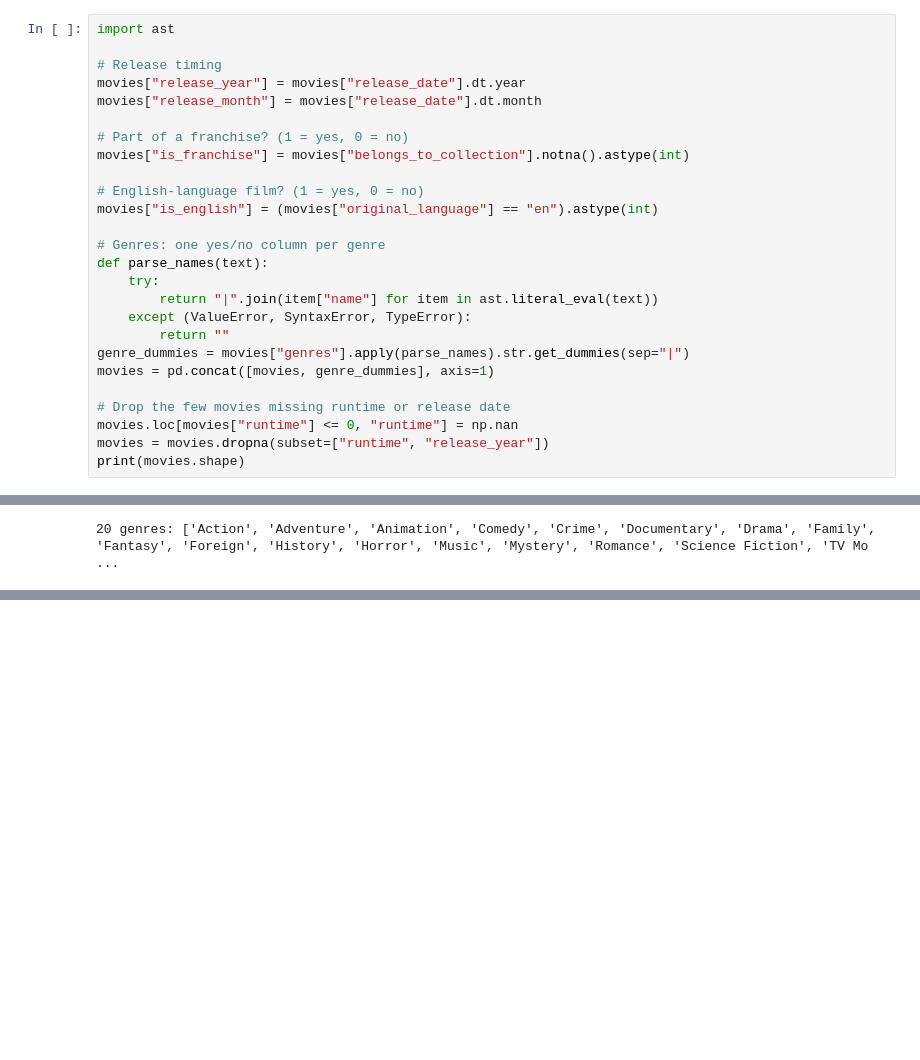
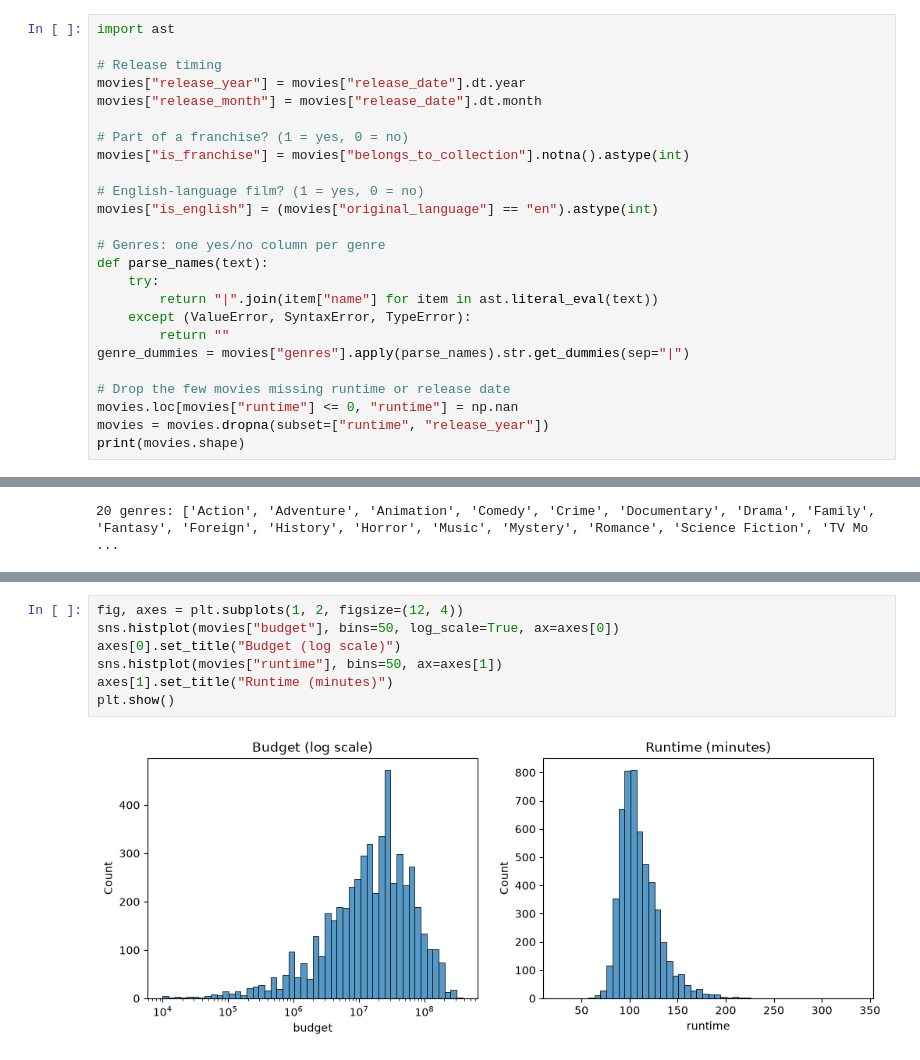
Before and after one commit to nibhatt-png/movieDataAnalysisGraphite, a Jupyter notebook: EDAandCleaning.ipynb, the cells around one changed output, grey strips where cells are left out. Saved outputs shown, nothing was run; the diff lists cells and outputs as text; blank space fills up the shorter version.

```diff
--- a/EDAandCleaning.ipynb
+++ b/EDAandCleaning.ipynb
@@ -57,7 +57,6 @@ def parse_names(text):
     except (ValueError, SyntaxError, TypeError):
         return ""
 genre_dummies = movies["genres"].apply(parse_names).str.get_dummies(sep="|")
-movies = pd.concat([movies, genre_dummies], axis=1)
 
 # Drop the few movies missing runtime or release date
 movies.loc[movies["runtime"] <= 0, "runtime"] = np.nan
@@ -177,0 +186,9 @@ Name: proportion, dtype: float64
+# %%
+fig, axes = plt.subplots(1, 2, figsize=(12, 4))
+sns.histplot(movies["budget"], bins=50, log_scale=True, ax=axes[0])
+axes[0].set_title("Budget (log scale)")
+sns.histplot(movies["runtime"], bins=50, ax=axes[1])
+axes[1].set_title("Runtime (minutes)")
+plt.show()
+# %% [output]
+[figure, added]
```
Also changed, not shown: parts of 34 cells of this notebook, 3 other files.
